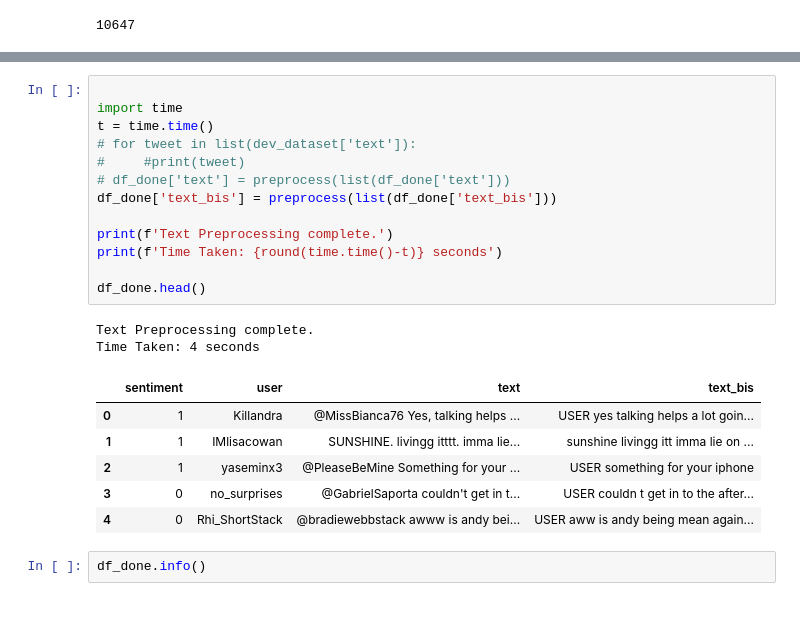
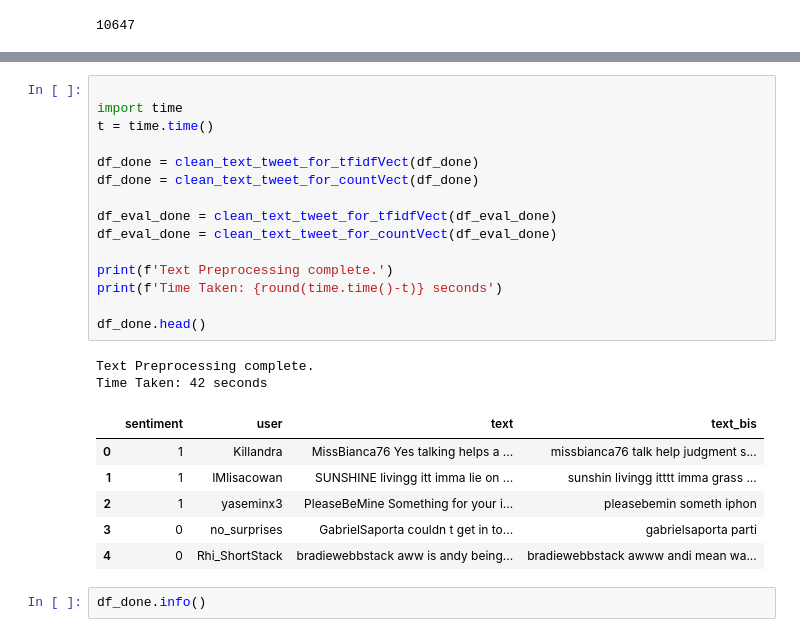
Before and after one commit to MatteoM95/Twitter-Sentiment-Analisys, a Jupyter notebook: Project_DSL_january_2022.ipynb, the cells around one changed output, grey strips where cells are left out. Saved outputs shown, nothing was run; the diff lists cells and outputs as text.

```diff
--- a/Project_DSL_january_2022.ipynb
+++ b/Project_DSL_january_2022.ipynb
@@ -304,25 +305,27 @@ def preprocess(textdata):
 # %%
 
 import time
 t = time.time()
-# for tweet in list(dev_dataset['text']):
-#     #print(tweet)
-# df_done['text'] = preprocess(list(df_done['text']))
-df_done['text_bis'] = preprocess(list(df_done['text_bis']))
+
+df_done = clean_text_tweet_for_tfidfVect(df_done)
+df_done = clean_text_tweet_for_countVect(df_done)
+
+df_eval_done = clean_text_tweet_for_tfidfVect(df_eval_done)
+df_eval_done = clean_text_tweet_for_countVect(df_eval_done)
 
 print(f'Text Preprocessing complete.')
 print(f'Time Taken: {round(time.time()-t)} seconds')
 
 df_done.head()
 # %% [output]
 Text Preprocessing complete.
-Time Taken: 4 seconds
+Time Taken: 42 seconds
 |  | sentiment | user | text | text_bis |
-| 0 | 1 | Killandra | @MissBianca76 Yes, talking helps ... | USER yes talking helps a lot goin... |
-| 1 | 1 | IMlisacowan | SUNSHINE. livingg itttt. imma lie... | sunshine livingg itt imma lie on ... |
-| 2 | 1 | yaseminx3 | @PleaseBeMine Something for your ... | USER something for your iphone |
-| 3 | 0 | no_surprises | @GabrielSaporta couldn't get in t... | USER couldn t get in to the after... |
-| 4 | 0 | Rhi_ShortStack | @bradiewebbstack awww is andy bei... | USER aww is andy being mean again... |
+| 0 | 1 | Killandra | MissBianca76 Yes talking helps a ... | missbianca76 talk help judgment s... |
+| 1 | 1 | IMlisacowan | SUNSHINE livingg itt imma lie on ... | sunshin livingg itttt imma grass ... |
+| 2 | 1 | yaseminx3 | PleaseBeMine Something for your i... | pleasebemin someth iphon |
+| 3 | 0 | no_surprises | GabrielSaporta couldn t get in to... | gabrielsaporta parti |
+| 4 | 0 | Rhi_ShortStack | bradiewebbstack aww is andy being... | bradiewebbstack awww andi mean wa... |
 # %%
 df_done.info()
 # %% [output]
```
Also changed, not shown: parts of 47 cells of this notebook, 8 other files.
